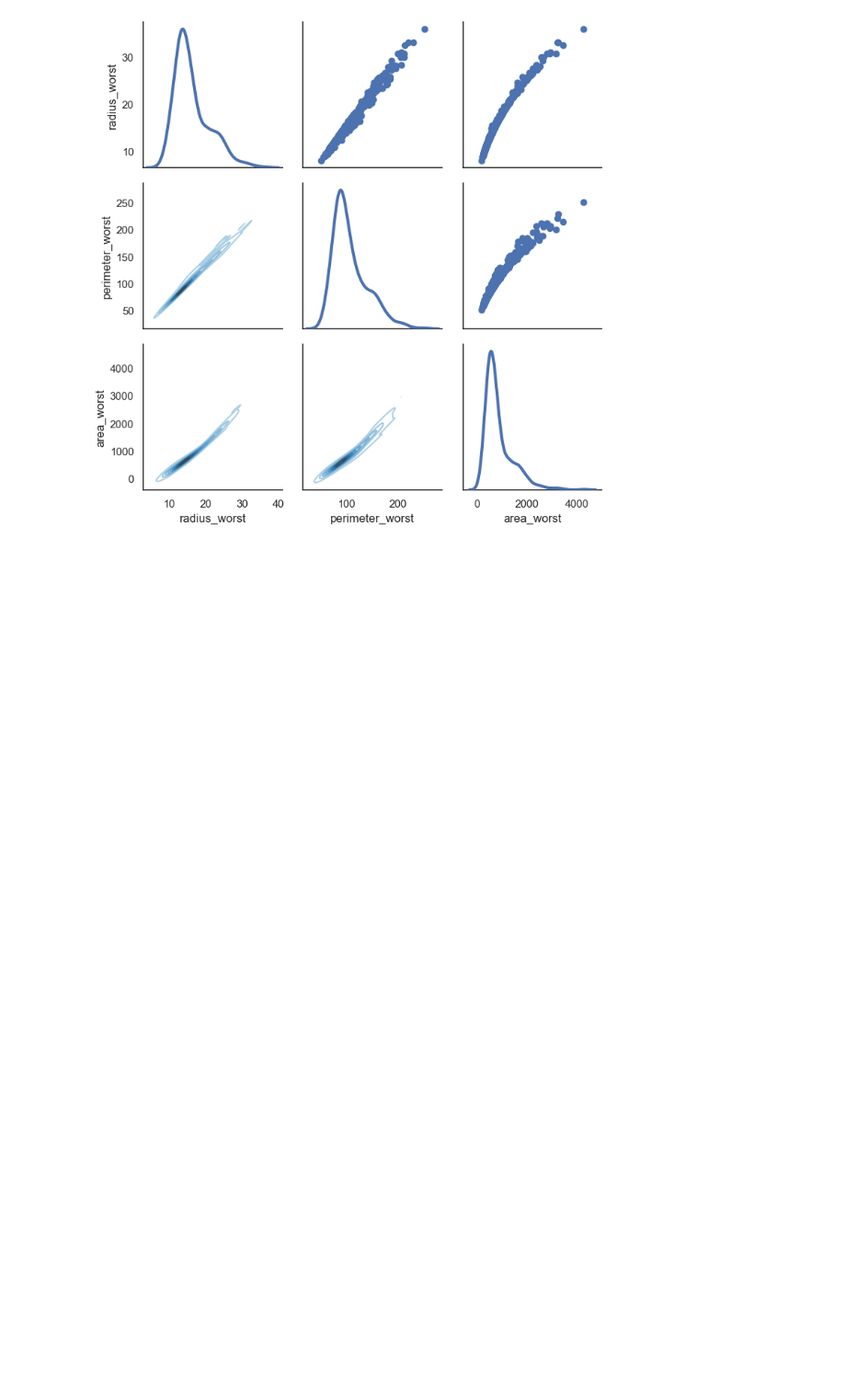
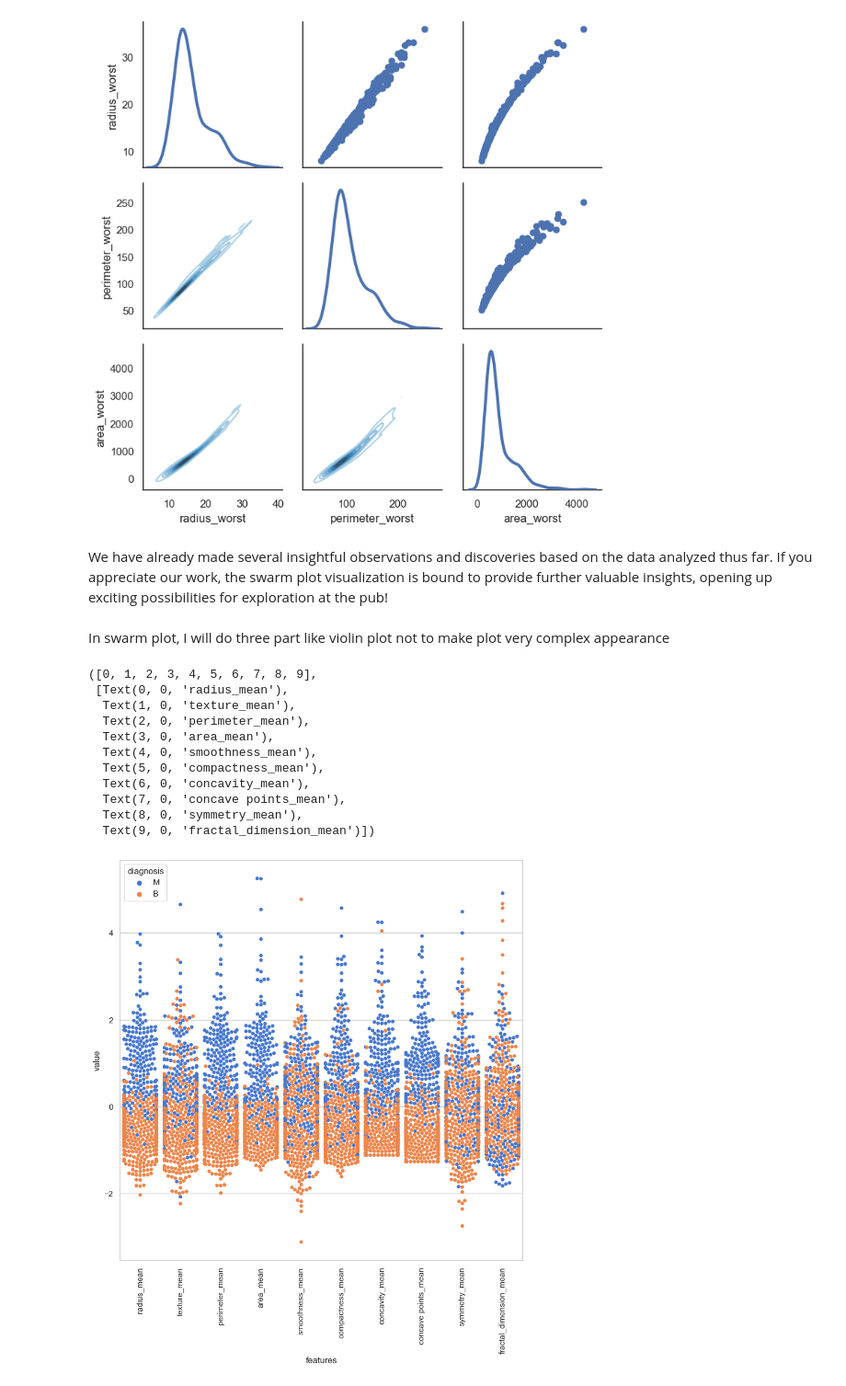
Before and after one commit to Akcanbasri/Feature-Selection-and-Data-Visualization, a Jupyter notebook: denem.ipynb, the cells around one changed output. Shown at 92% size. Saved outputs shown, nothing was run; the diff lists cells and outputs as text; code cells hidden in the pictures; blank space fills up the shorter version.

```diff
--- a/denem.ipynb
+++ b/denem.ipynb
@@ -409,3 +409,38 @@ g.map_diag(sns.kdeplot, lw=3)
 # %% [output]
 <seaborn.axisgrid.PairGrid at 0x...>
 [figure]
+# %% [markdown]
+We have already made several insightful observations and discoveries based on the data analyzed thus far. If you appreciate our work, the swarm plot visualization is bound to provide further valuable insights, opening up exciting possibilities for exploration at the pub!
+# %% [markdown]
+In swarm plot, I will do three part like violin plot not to make plot very complex appearance
+# %%
+# Set the Seaborn style to "whitegrid" and use the "muted" color palette
+sns.set(style="whitegrid", palette="muted")
+
+# Melt the concatenated data, specifying the variables for diagnosis, features, and value
+data1 = pd.melt(concated_first, id_vars="diagnosis", var_name="features", value_name="value")
+
+# Create a figure with a size of 10x10
+plt.figure(figsize=(10, 10))
+
+# Record the current time
+tic = time.time()
+
+# Create a swarm plot using Seaborn's swarmplot function
+sns.swarmplot(x="features", y="value", hue="diagnosis", data=data1)
+
+# Rotate the x-axis labels by 90 degrees
+plt.xticks(rotation=90)
+# %% [output]
+([0, 1, 2, 3, 4, 5, 6, 7, 8, 9],
+ [Text(0, 0, 'radius_mean'),
+  Text(1, 0, 'texture_mean'),
+  Text(2, 0, 'perimeter_mean'),
+  Text(3, 0, 'area_mean'),
+  Text(4, 0, 'smoothness_mean'),
+  Text(5, 0, 'compactness_mean'),
+  Text(6, 0, 'concavity_mean'),
+  Text(7, 0, 'concave points_mean'),
+  Text(8, 0, 'symmetry_mean'),
+  Text(9, 0, 'fractal_dimension_mean')])
+[figure, added]
```
Also changed, not shown: parts of 40 cells of this notebook.
